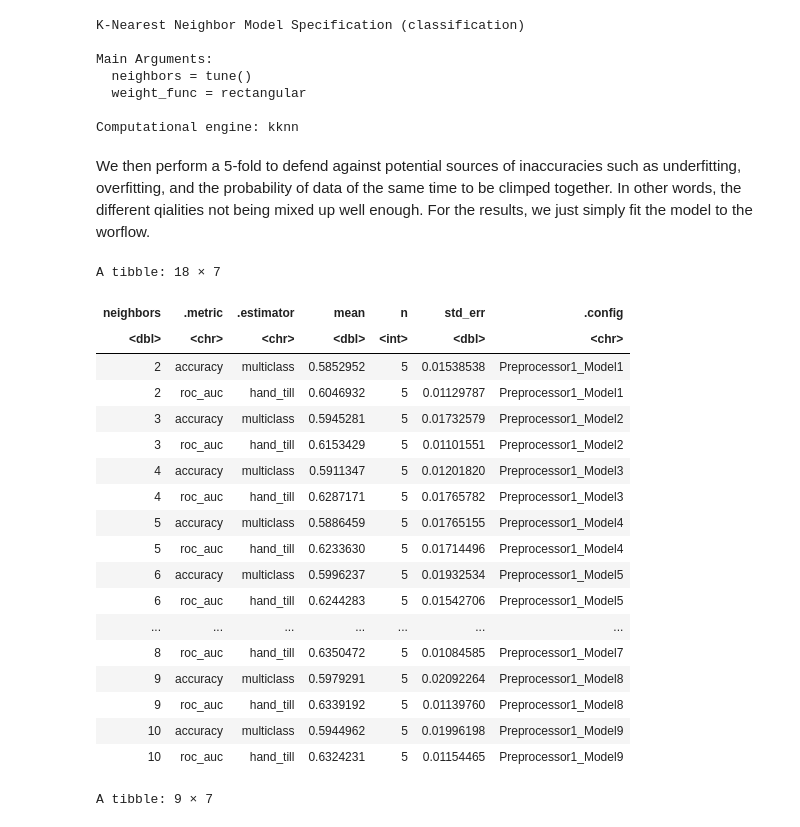
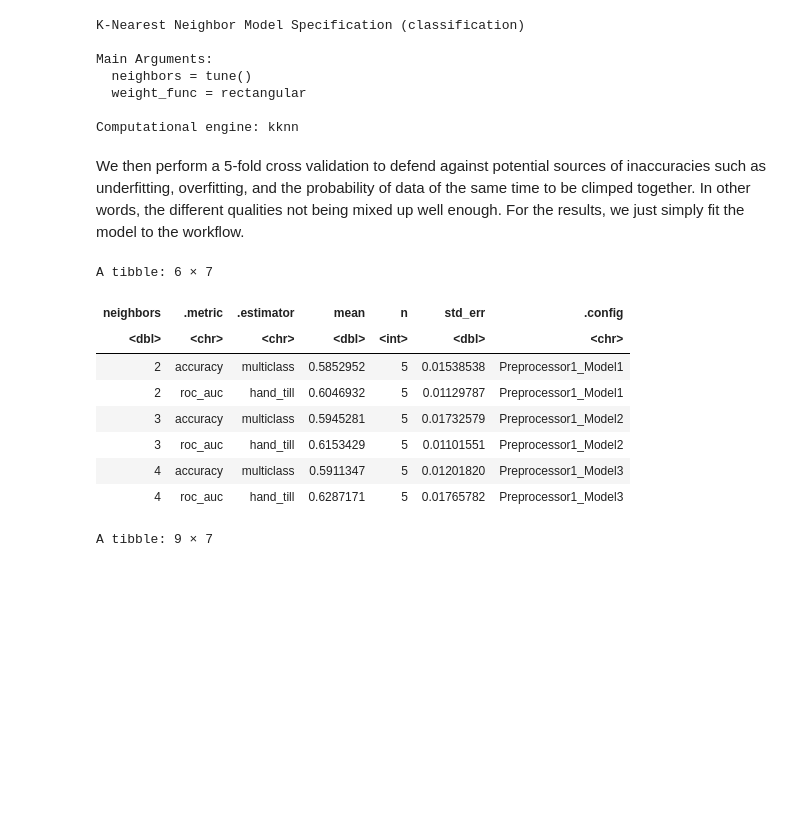
Before and after one commit to choialice707/DSCI-100-Group56-Proj, a Jupyter notebook: group_project_report.ipynb, the cells around one changed output. Saved outputs shown, nothing was run; the diff lists cells and outputs as text; code cells hidden in the pictures; blank space fills up the shorter version.

```diff
--- a/group_project_report.ipynb
+++ b/group_project_report.ipynb
@@ -352,7 +340,7 @@ Main Arguments:
 
 Computational engine: kknn
 # %% [markdown]
-We then perform a 5-fold to defend against potential sources of inaccuracies such as underfitting, overfitting, and the probability of data of the same time to be climped together. In other words, the different qialities not being mixed up well enough. For the results, we just simply fit the model to the worflow.
+We then perform a 5-fold cross validation to defend against potential sources of inaccuracies such as underfitting, overfitting, and the probability of data of the same time to be climped together. In other words, the different qualities not being mixed up well enough. For the results, we just simply fit the model to the workflow.
 # %%
 set.seed(1234)
 
@@ -360,34 +348,24 @@ wine_vfold <- vfold_cv(wine_train, v = 5, strata = quality)
 # %%
 set.seed(1234)
 
 k_vals <- tibble(neighbors = seq(2, 10, 1))
 
 wine_results <- workflow() |>
       add_recipe(wine_recipe) |>
       add_model(wine_tune) |>
       tune_grid(resamples = wine_vfold, grid = k_vals) |>
       collect_metrics()
-wine_results
+head(wine_results)
 # %% [output]
-A tibble: 18 × 7
+A tibble: 6 × 7
 | neighbors | .metric | .estimator | mean | n | std_err | .config |
 | <dbl> | <chr> | <chr> | <dbl> | <int> | <dbl> | <chr> |
 | 2 | accuracy | multiclass | 0.5852952 | 5 | 0.01538538 | Preprocessor1_Model1 |
 | 2 | roc_auc | hand_till | 0.6046932 | 5 | 0.01129787 | Preprocessor1_Model1 |
 | 3 | accuracy | multiclass | 0.5945281 | 5 | 0.01732579 | Preprocessor1_Model2 |
 | 3 | roc_auc | hand_till | 0.6153429 | 5 | 0.01101551 | Preprocessor1_Model2 |
 | 4 | accuracy | multiclass | 0.5911347 | 5 | 0.01201820 | Preprocessor1_Model3 |
 | 4 | roc_auc | hand_till | 0.6287171 | 5 | 0.01765782 | Preprocessor1_Model3 |
-| 5 | accuracy | multiclass | 0.5886459 | 5 | 0.01765155 | Preprocessor1_Model4 |
-| 5 | roc_auc | hand_till | 0.6233630 | 5 | 0.01714496 | Preprocessor1_Model4 |
-| 6 | accuracy | multiclass | 0.5996237 | 5 | 0.01932534 | Preprocessor1_Model5 |
-| 6 | roc_auc | hand_till | 0.6244283 | 5 | 0.01542706 | Preprocessor1_Model5 |
-| ... | ... | ... | ... | ... | ... | ... |
-| 8 | roc_auc | hand_till | 0.6350472 | 5 | 0.01084585 | Preprocessor1_Model7 |
-| 9 | accuracy | multiclass | 0.5979291 | 5 | 0.02092264 | Preprocessor1_Model8 |
-| 9 | roc_auc | hand_till | 0.6339192 | 5 | 0.01139760 | Preprocessor1_Model8 |
-| 10 | accuracy | multiclass | 0.5944962 | 5 | 0.01996198 | Preprocessor1_Model9 |
-| 10 | roc_auc | hand_till | 0.6324231 | 5 | 0.01154465 | Preprocessor1_Model9 |
 # %%
 set.seed(1234)
 
```
Also changed, not shown: parts of 22 cells of this notebook.
